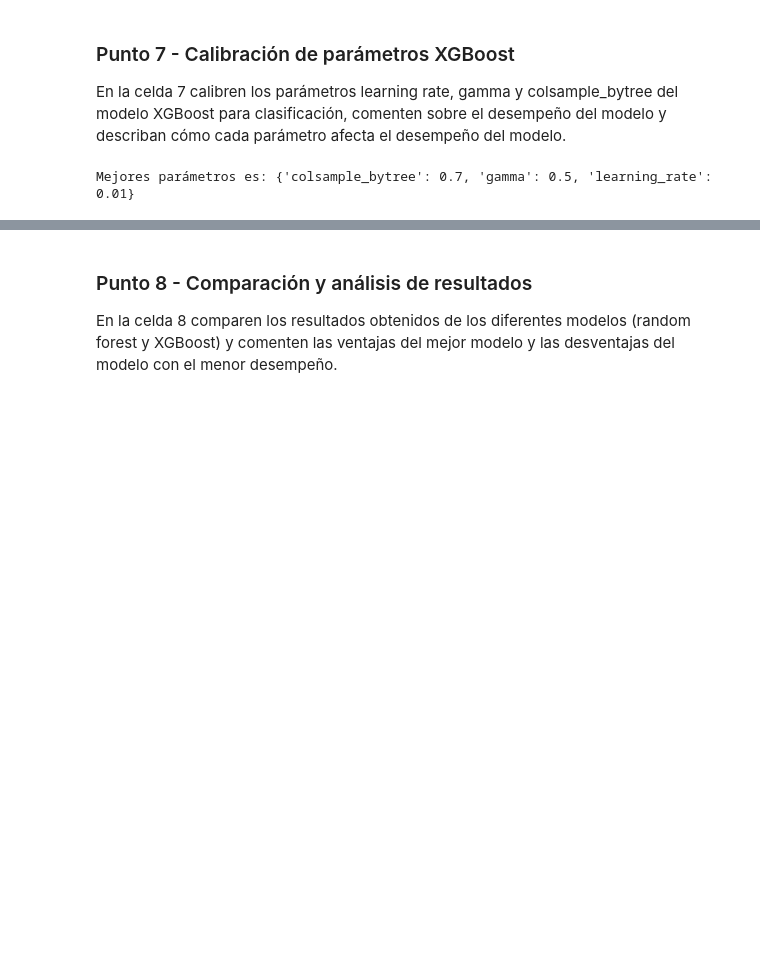
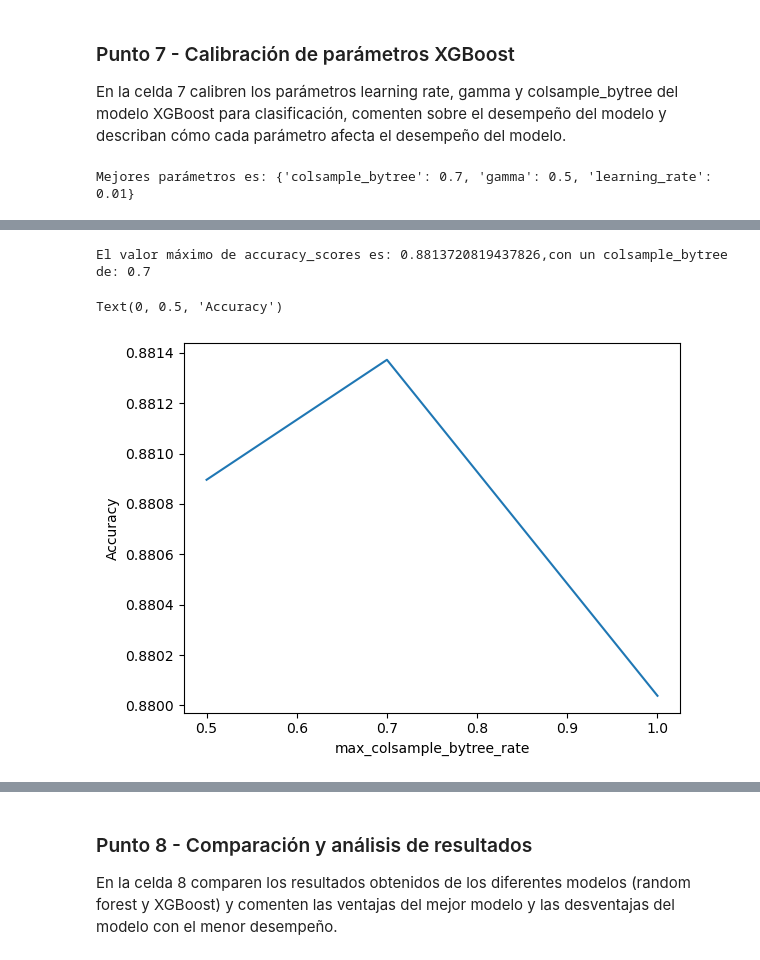
Before and after one commit to PedrazaDuban/MIAD_ML_NLP_2023, a Jupyter notebook: Semana 2/S2TC1_RandomForests_Boosting.ipynb, the cells around one changed output, grey strips where cells are left out. Saved outputs shown, nothing was run; the diff lists cells and outputs as text; code cells hidden in the pictures; blank space fills up the shorter version.

```diff
--- a/Semana 2/S2TC1_RandomForests_Boosting.ipynb
+++ b/Semana 2/S2TC1_RandomForests_Boosting.ipynb
@@ -598,3 +649,29 @@ Mejores parámetros es: {'colsample_bytree': 0.7, 'gamma': 0.5, 'learning_rate':
+# %%
+#Creación de lista de valores para iterar sobre diferentes valores de colsample_bytree
+col_range=[0.5, 0.7, 1.0]
+
+# Definición de lista para almacenar la exactitud (accuracy) promedio para cada valor de gamma
+accuracy_scores = []
+
+# Uso de un 5-fold cross-validation para cada valor de n_estimators
+for rate in col_range:
+    xgb = XGBClassifier(colsample_bytree= rate)
+    accuracy_scores.append(cross_val_score(xgb, X, y, cv=5, scoring='accuracy').mean())
+
+max_accuracy = max(accuracy_scores)
+max_index = accuracy_scores.index(max_accuracy)
+max_col = col_range[max_index]
+
+print(f'El valor máximo de accuracy_scores es: {max_accuracy},con un colsample_bytree de: {max_col}')
+
+# Gráfica del desempeño del modelo vs el colsample_bytree
+plt.plot(col_range, accuracy_scores)
+plt.xlabel('max_colsample_bytree_rate')
+plt.ylabel('Accuracy')
+# %% [output]
+El valor máximo de accuracy_scores es: 0.8813720819437826,con un colsample_bytree de: 0.7
+Text(0, 0.5, 'Accuracy')
+[figure, added]
 # %%
 from xgboost import XGBClassifier
 from sklearn.metrics import accuracy_score
```
Also changed, not shown: parts of 17 cells of this notebook.
